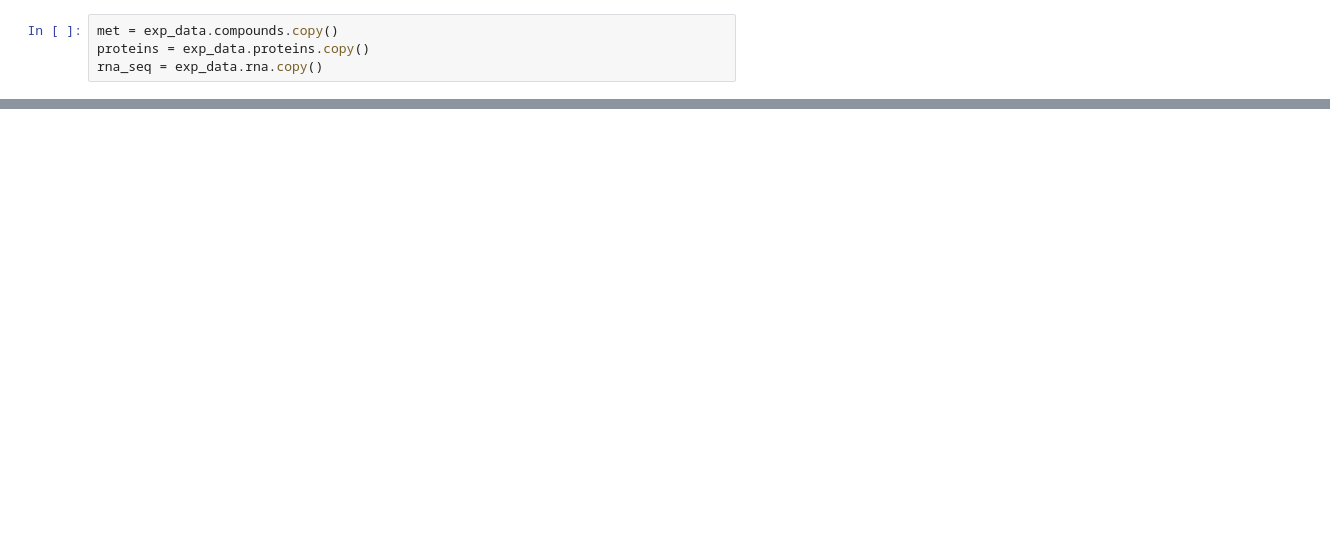
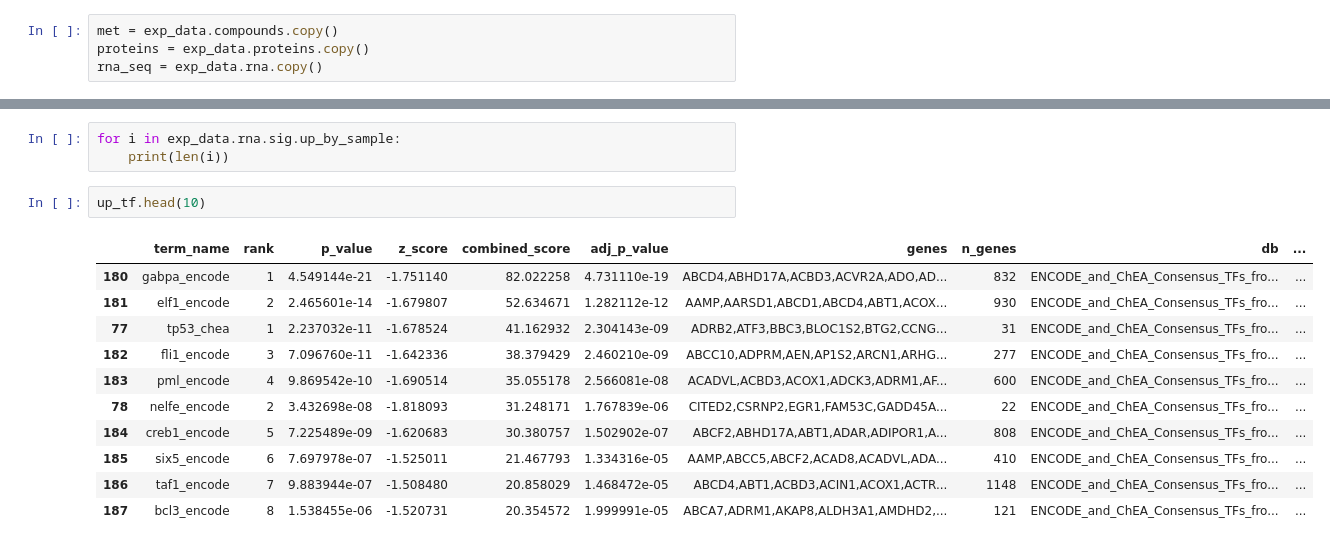
Before and after one commit to LoLab-MSM/MAGINE, a Jupyter notebook: examples/cisplatin/data_exploration.ipynb, the cells around one changed output, grey strips where cells are left out. Cells and saved outputs as stored; diff of their text form; blank space fills up the shorter version.

```diff
--- a/examples/cisplatin/data_exploration.ipynb
+++ b/examples/cisplatin/data_exploration.ipynb
@@ -109,0 +241,17 @@ exp_data.plot_species(
+# %%
+for i in exp_data.rna.sig.up_by_sample:
+    print(len(i))
+# %%
+up_tf.head(10)
+# %% [output]
+|  | term_name | rank | p_value | z_score | combined_score | adj_p_value | genes | n_genes | db | ... |
+| 180 | gabpa_encode | 1 | 4.549144e-21 | -1.751140 | 82.022258 | 4.731110e-19 | ABCD4,ABHD17A,ACBD3,ACVR2A,ADO,AD... | 832 | ENCODE_and_ChEA_Consensus_TFs_fro... | ... |
+| 181 | elf1_encode | 2 | 2.465601e-14 | -1.679807 | 52.634671 | 1.282112e-12 | AAMP,AARSD1,ABCD1,ABCD4,ABT1,ACOX... | 930 | ENCODE_and_ChEA_Consensus_TFs_fro... | ... |
+| 77 | tp53_chea | 1 | 2.237032e-11 | -1.678524 | 41.162932 | 2.304143e-09 | ADRB2,ATF3,BBC3,BLOC1S2,BTG2,CCNG... | 31 | ENCODE_and_ChEA_Consensus_TFs_fro... | ... |
+| 182 | fli1_encode | 3 | 7.096760e-11 | -1.642336 | 38.379429 | 2.460210e-09 | ABCC10,ADPRM,AEN,AP1S2,ARCN1,ARHG... | 277 | ENCODE_and_ChEA_Consensus_TFs_fro... | ... |
+| 183 | pml_encode | 4 | 9.869542e-10 | -1.690514 | 35.055178 | 2.566081e-08 | ACADVL,ACBD3,ACOX1,ADCK3,ADRM1,AF... | 600 | ENCODE_and_ChEA_Consensus_TFs_fro... | ... |
+| 78 | nelfe_encode | 2 | 3.432698e-08 | -1.818093 | 31.248171 | 1.767839e-06 | CITED2,CSRNP2,EGR1,FAM53C,GADD45A... | 22 | ENCODE_and_ChEA_Consensus_TFs_fro... | ... |
+| 184 | creb1_encode | 5 | 7.225489e-09 | -1.620683 | 30.380757 | 1.502902e-07 | ABCF2,ABHD17A,ABT1,ADAR,ADIPOR1,A... | 808 | ENCODE_and_ChEA_Consensus_TFs_fro... | ... |
+| 185 | six5_encode | 6 | 7.697978e-07 | -1.525011 | 21.467793 | 1.334316e-05 | AAMP,ABCC5,ABCF2,ACAD8,ACADVL,ADA... | 410 | ENCODE_and_ChEA_Consensus_TFs_fro... | ... |
+| 186 | taf1_encode | 7 | 9.883944e-07 | -1.508480 | 20.858029 | 1.468472e-05 | ABCD4,ABT1,ACBD3,ACIN1,ACOX1,ACTR... | 1148 | ENCODE_and_ChEA_Consensus_TFs_fro... | ... |
+| 187 | bcl3_encode | 8 | 1.538455e-06 | -1.520731 | 20.354572 | 1.999991e-05 | ABCA7,ADRM1,AKAP8,ALDH3A1,AMDHD2,... | 121 | ENCODE_and_ChEA_Consensus_TFs_fro... | ... |
```
Also changed, not shown: parts of 21 cells of this notebook, 29 other files.
